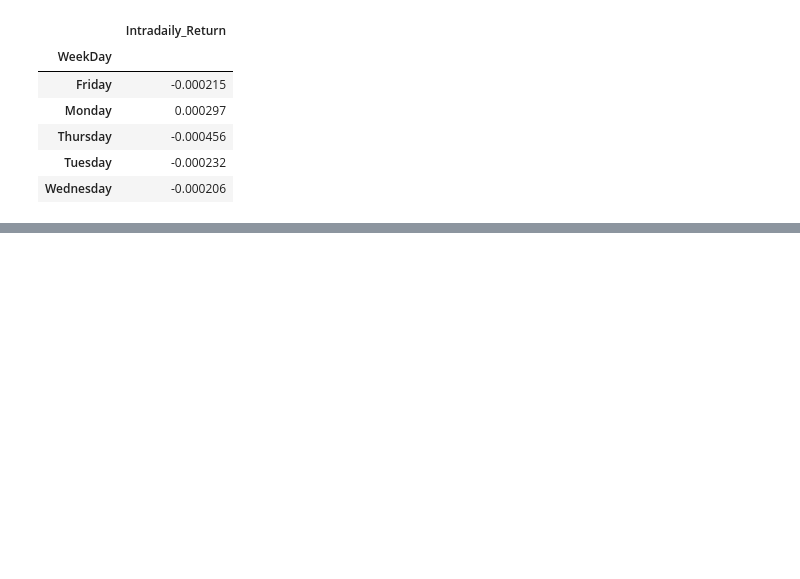
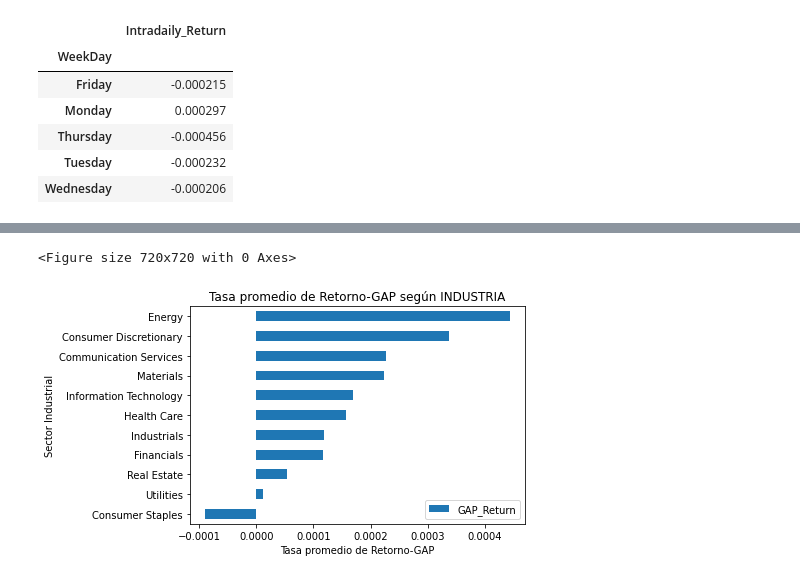
Before and after one commit to lugeminai/DS-PI-ProyectoIndividual, a Jupyter notebook: ds_pi_financiero/preliminar.ipynb, the cells around one changed output, grey strips where cells are left out. Saved outputs shown, nothing was run; the diff lists cells and outputs as text; code cells hidden in the pictures; blank space fills up the shorter version.

```diff
--- a/ds_pi_financiero/preliminar.ipynb
+++ b/ds_pi_financiero/preliminar.ipynb
@@ -231 +240,4 @@ Text(0, 0.5, 'Dia de la semana')
 [figure]
+# %%
+datos_wiki=datos_wiki.rename({'Symbol': 'Ticker'},axis=1)
+datos_wiki
@@ -231,0 +258,4 @@ Text(0, 0.5, 'Dia de la semana')
+# %%
+
+df_global_ind= df_global.merge(datos_wiki, on='Ticker', how='left')
+df_global_ind
@@ -231,0 +276,5 @@ Text(0, 0.5, 'Dia de la semana')
+# %%
+df_emp_r_gaps= pd.DataFrame()
+
+df_emp_r_gaps=df_global_ind[['GICS Sector','GAP_Return']]
+df_emp_r_gaps
@@ -231,0 +295,4 @@ Text(0, 0.5, 'Dia de la semana')
+# %%
+df_emp_r_gaps =df_emp_r_gaps.groupby(['GICS Sector']).mean()
+df_emp_r_gaps = df_emp_r_gaps.sort_values('GAP_Return',ascending=True)
+df_emp_r_gaps
@@ -231,0 +313,10 @@ Text(0, 0.5, 'Dia de la semana')
+# %%
+plt.figure(figsize=(10,10))
+df_emp_r_gaps.plot.barh()
+plt.title('Tasa promedio de Retorno-GAP según INDUSTRIA')
+plt.xlabel('Tasa promedio de Retorno-GAP')
+plt.ylabel('Sector Industrial')
+plt.show()
+# %% [output]
+<Figure size 720x720 with 0 Axes>
+[figure, added]
```
Also changed, not shown: parts of 16 cells of this notebook.
